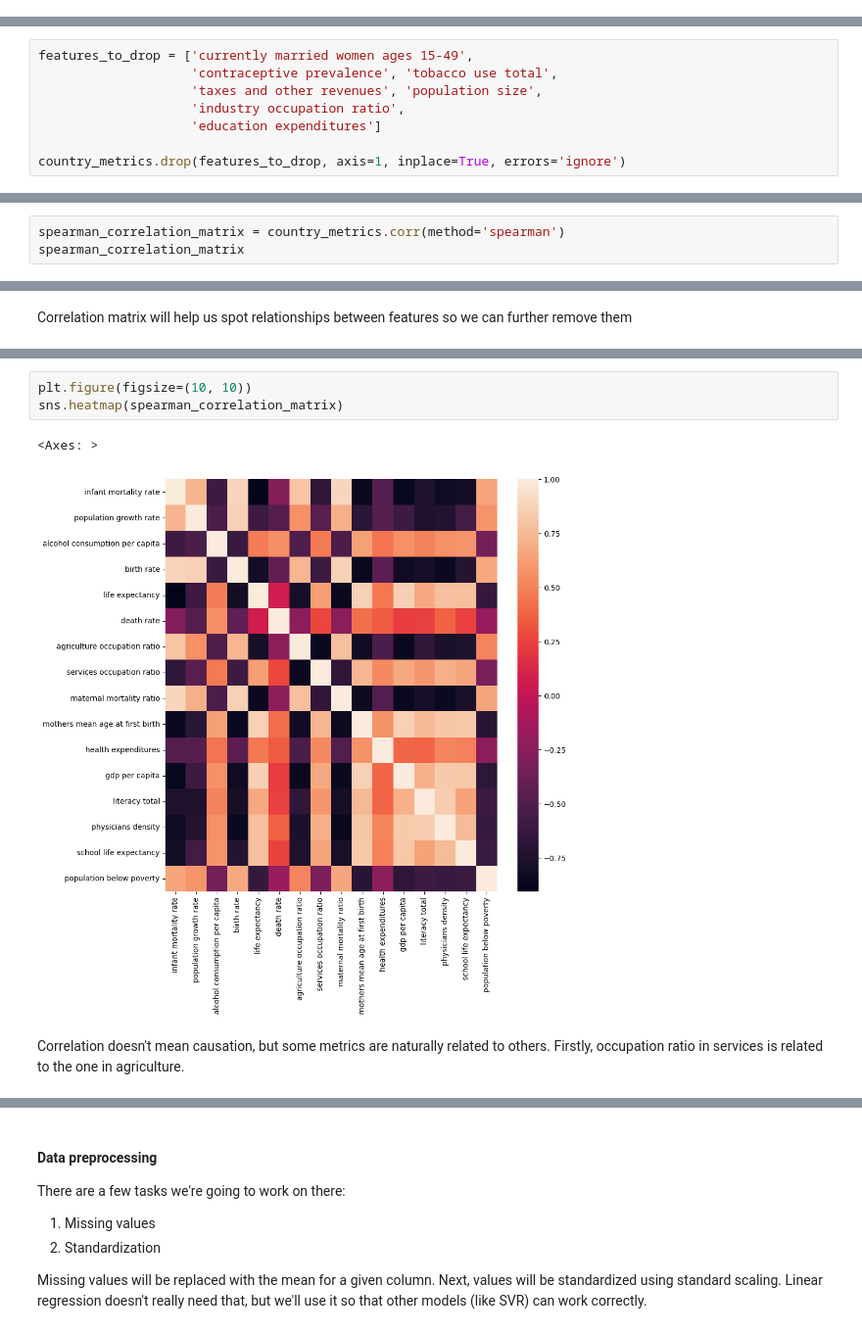
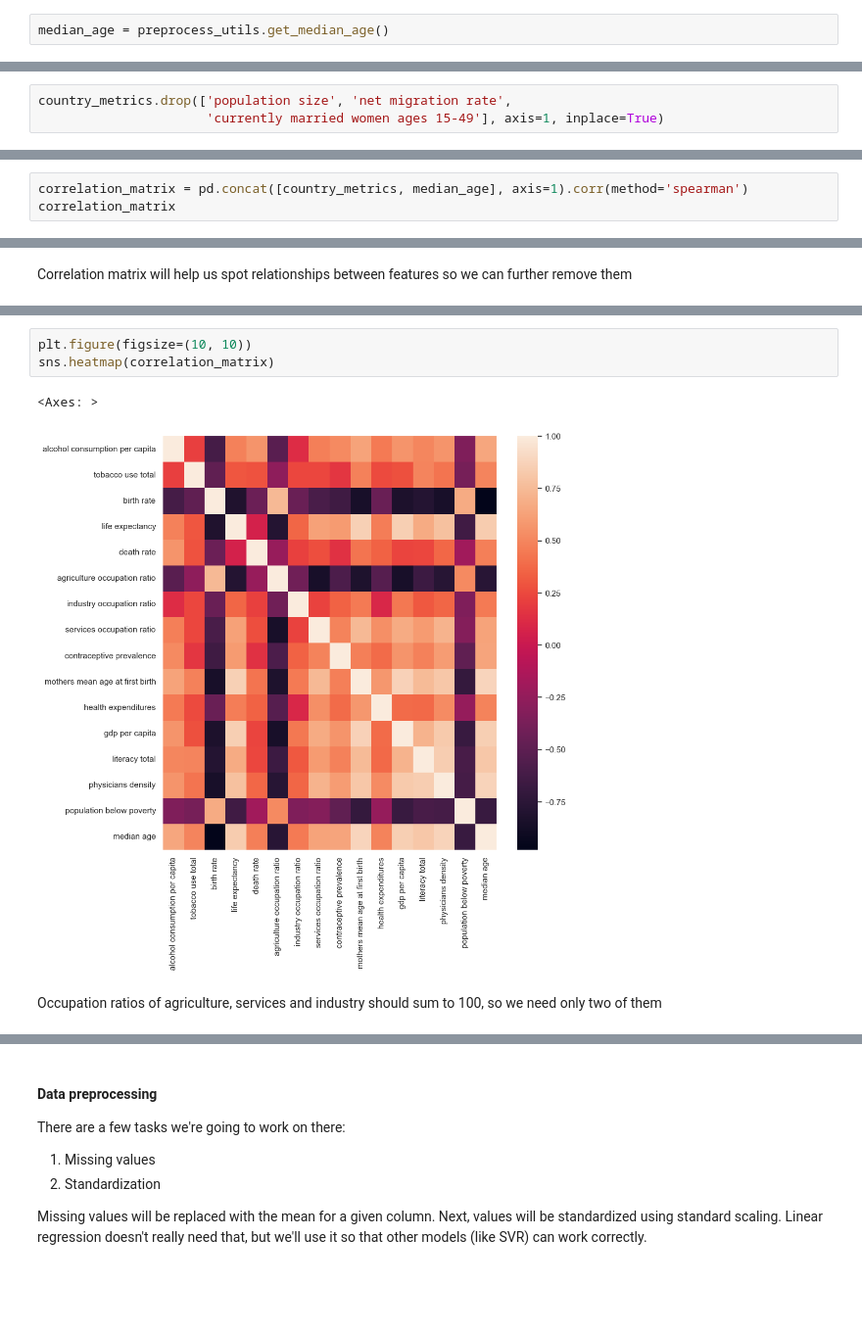
Before and after one commit to farqlia/WorldCountriesProject, a Jupyter notebook: notebooks/Analysis Of Median Age.ipynb, the cells around one changed output, grey strips where cells are left out. Shown at 98% size. Drawn from its saved outputs; the diff is of its cells as text; blank space fills up the shorter version.

```diff
--- a/notebooks/Analysis Of Median Age.ipynb
+++ b/notebooks/Analysis Of Median Age.ipynb
@@ -80,0 +90,2 @@ Countries with missing median age:  ['Holy See']
+# %%
+median_age = preprocess_utils.get_median_age()
@@ -221,11 +279,3 @@ We'll drop features which don't represent any pattern
-# %%
-features_to_drop = ['currently married women ages 15-49',
-                    'contraceptive prevalence', 'tobacco use total',
-                    'taxes and other revenues', 'population size',
-                    'industry occupation ratio',
-                    'education expenditures']
-
-country_metrics.drop(features_to_drop, axis=1, inplace=True, errors='ignore')
 # %% [markdown]
 Spearman's rank correlation coefficient is a nonparametric measure of rank correlation - statistical dependence between the rankings of two variables. It assesses how well the relationship between two variables can be described using monotonic function. Mathematically, it is roughly the same as pearson correlation coefficient between ranking of values.
 # %%
@@ -252,8 +313,11 @@ dtype: float64
+# %%
+country_metrics.drop(['population size', 'net migration rate',
+                      'currently married women ages 15-49'], axis=1, inplace=True)
 # %% [markdown]
 ##### Relationships between features
 
 For now, all features were considered separately from others, but we should deal with the ones that are dependent on another.
 # %%
-spearman_correlation_matrix = country_metrics.corr(method='spearman')
-spearman_correlation_matrix
+correlation_matrix = pd.concat([country_metrics, median_age], axis=1).corr(method='spearman')
+correlation_matrix
 # %% [output]
@@ -279,9 +363,8 @@ Correlation matrix will help us spot relationships between features so we can fu
 # %%
 plt.figure(figsize=(10, 10))
-sns.heatmap(spearman_correlation_matrix)
+sns.heatmap(correlation_matrix)
 # %% [output]
 <Axes: >
-[figure, old version]
+[figure, new version]
-# %% [markdown]
-Correlation doesn't mean causation, but some metrics are naturally related to others.
-Firstly, occupation ratio in services is related to the one in agriculture.
+# %% [markdown]
+Occupation ratios of agriculture, services and industry should sum to 100, so we need only two of them
```
Also changed, not shown: parts of 159 cells of this notebook, 13 other files.
